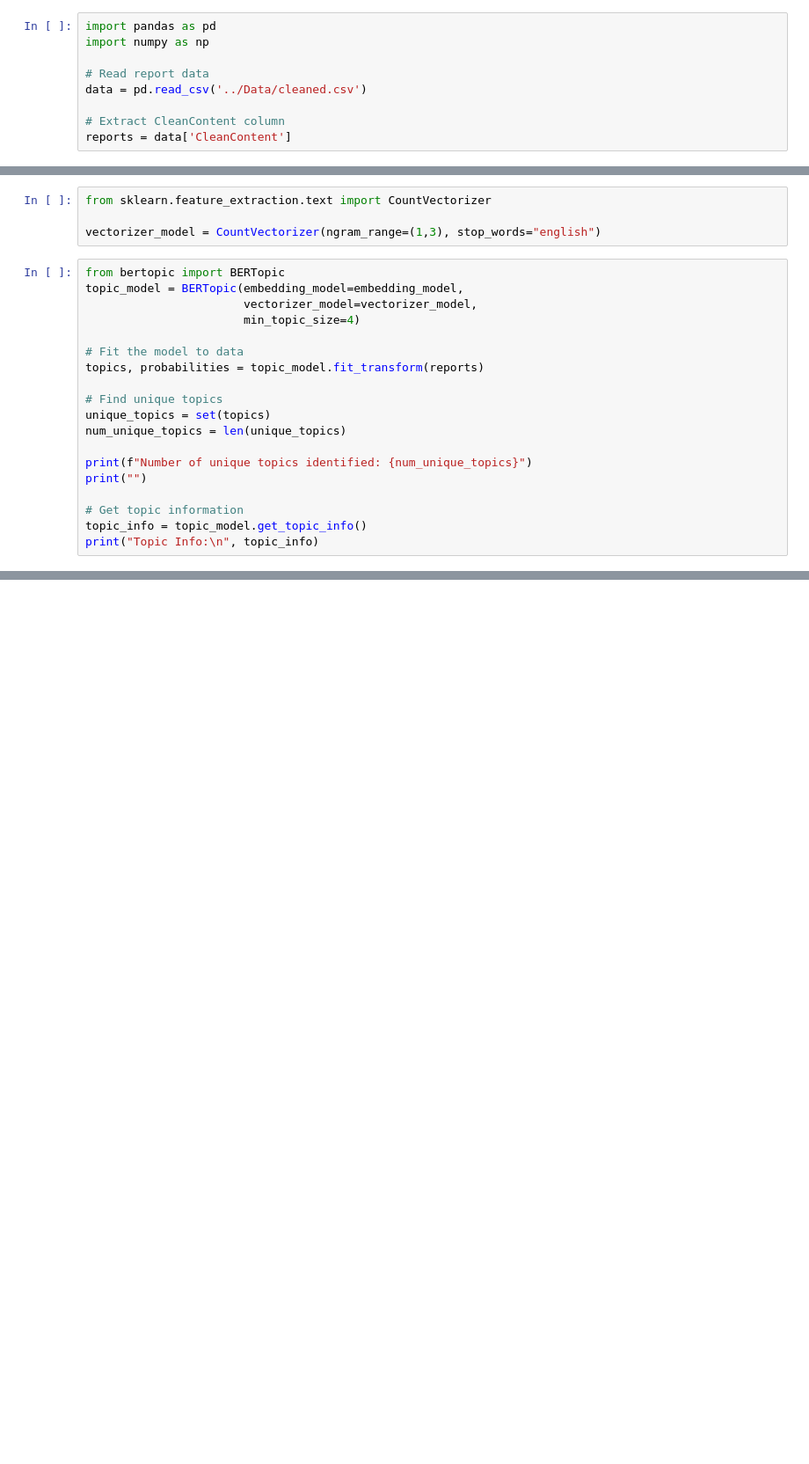
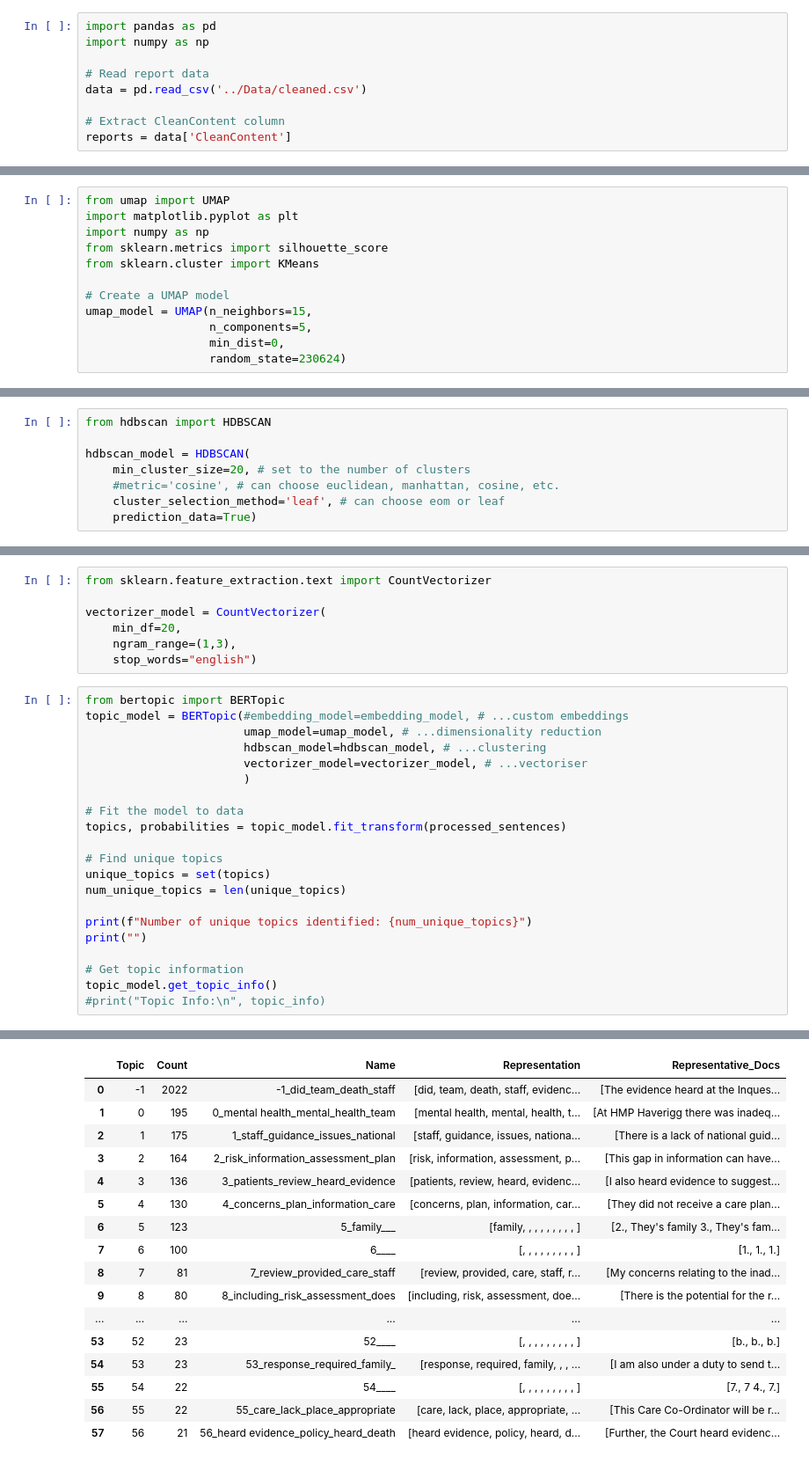
Before and after one commit to Samuel-Osian-Andrews/PFD_NLP, a Jupyter notebook: Scripts/3_BERTopic.ipynb, the cells around one changed output, grey strips where cells are left out. Shown at 88% size. Saved outputs shown, nothing was run; the diff lists cells and outputs as text; blank space fills up the shorter version.

Commit message:
Add sub-models for BERTopic

```diff
--- a/Scripts/3_BERTopic.ipynb
+++ b/Scripts/3_BERTopic.ipynb
@@ -233,0 +254,12 @@ topic_model = BERTopic(embedding_model=embedding_model)
+# %%
+from umap import UMAP
+import matplotlib.pyplot as plt
+import numpy as np
+from sklearn.metrics import silhouette_score
+from sklearn.cluster import KMeans
+
+# Create a UMAP model
+umap_model = UMAP(n_neighbors=15,
+                  n_components=5,
+                  min_dist=0,
+                  random_state=230624)
@@ -233,0 +280,8 @@ topic_model = BERTopic(embedding_model=embedding_model)
+# %%
+from hdbscan import HDBSCAN
+
+hdbscan_model = HDBSCAN(
+    min_cluster_size=20, # set to the number of clusters
+    #metric='cosine', # can choose euclidean, manhattan, cosine, etc.
+    cluster_selection_method='leaf', # can choose eom or leaf
+    prediction_data=True)
@@ -234,15 +299,20 @@ topic_model = BERTopic(embedding_model=embedding_model)
 # %%
 from sklearn.feature_extraction.text import CountVectorizer
 
-vectorizer_model = CountVectorizer(ngram_range=(1,3), stop_words="english")
+vectorizer_model = CountVectorizer(
+    min_df=20,
+    ngram_range=(1,3),
+    stop_words="english")
 # %%
 from bertopic import BERTopic
-topic_model = BERTopic(embedding_model=embedding_model,
-                       vectorizer_model=vectorizer_model,
-                       min_topic_size=4)
+topic_model = BERTopic(#embedding_model=embedding_model, # ...custom embeddings
+                       umap_model=umap_model, # ...dimensionality reduction
+                       hdbscan_model=hdbscan_model, # ...clustering
+                       vectorizer_model=vectorizer_model, # ...vectoriser
+                       )
 
 # Fit the model to data
-topics, probabilities = topic_model.fit_transform(reports)
+topics, probabilities = topic_model.fit_transform(processed_sentences)
 
 # Find unique topics
 unique_topics = set(topics)
@@ -252,5 +322,6 @@ print(f"Number of unique topics identified: {num_unique_topics}")
 print("")
 
 # Get topic information
-topic_info = topic_model.get_topic_info()
-print("Topic Info:\n", topic_info)
+topic_model.get_topic_info()
+#print("Topic Info:\n", topic_info)
+# %% [output]
@@ -256,0 +329,17 @@ print("Topic Info:\n", topic_info)
+|  | Topic | Count | Name | Representation | Representative_Docs |
+| 0 | -1 | 2022 | -1_did_team_death_staff | [did, team, death, staff, evidenc... | [The evidence heard at the Inques... |
+| 1 | 0 | 195 | 0_mental health_mental_health_team | [mental health, mental, health, t... | [At HMP Haverigg there was inadeq... |
+| 2 | 1 | 175 | 1_staff_guidance_issues_national | [staff, guidance, issues, nationa... | [There is a lack of national guid... |
+| 3 | 2 | 164 | 2_risk_information_assessment_plan | [risk, information, assessment, p... | [This gap in information can have... |
+| 4 | 3 | 136 | 3_patients_review_heard_evidence | [patients, review, heard, evidenc... | [I also heard evidence to suggest... |
+| 5 | 4 | 130 | 4_concerns_plan_information_care | [concerns, plan, information, car... | [They did not receive a care plan... |
+| 6 | 5 | 123 | 5_family___ | [family, , , , , , , , , ] | [2., They's family 3., They's fam... |
+| 7 | 6 | 100 | 6____ | [, , , , , , , , , ] | [1., 1., 1.] |
+| 8 | 7 | 81 | 7_review_provided_care_staff | [review, provided, care, staff, r... | [My concerns relating to the inad... |
+| 9 | 8 | 80 | 8_including_risk_assessment_does | [including, risk, assessment, doe... | [There is the potential for the r... |
+| ... | ... | ... | ... | ... | ... |
+| 53 | 52 | 23 | 52____ | [, , , , , , , , , ] | [b., b., b.] |
+| 54 | 53 | 23 | 53_response_required_family_ | [response, required, family, , , ... | [I am also under a duty to send t... |
+| 55 | 54 | 22 | 54____ | [, , , , , , , , , ] | [7., 7 4., 7.] |
+| 56 | 55 | 22 | 55_care_lack_place_appropriate | [care, lack, place, appropriate, ... | [This Care Co-Ordinator will be r... |
+| 57 | 56 | 21 | 56_heard evidence_policy_heard_death | [heard evidence, policy, heard, d... | [Further, the Court heard evidenc... |
```
Also changed, not shown: parts of 19 cells of this notebook, 1 other file.
